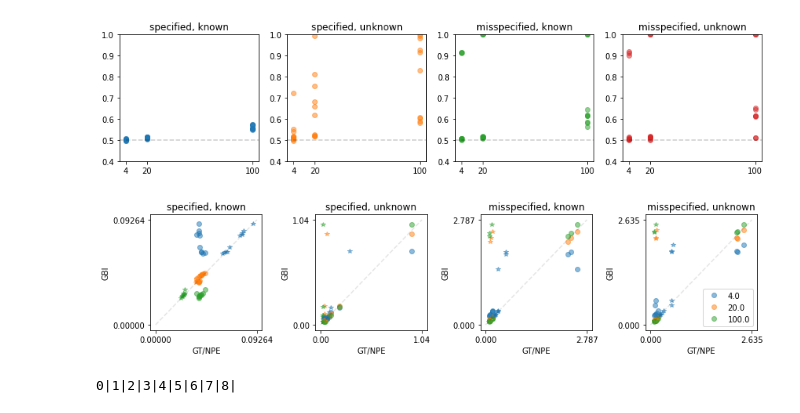
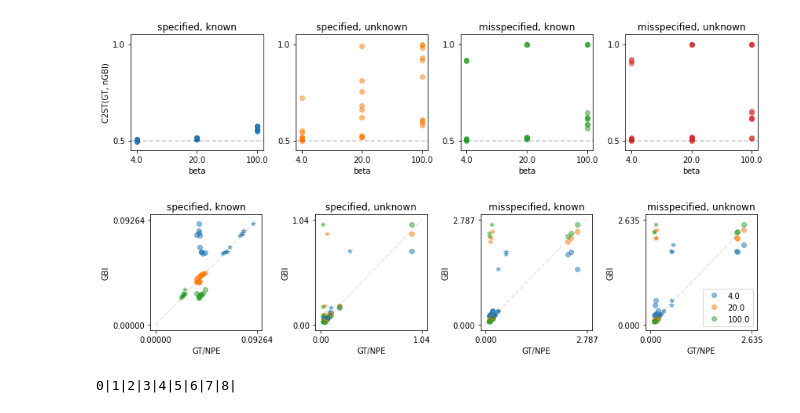
Before and after one commit to mackelab/neuralgbi, a Jupyter notebook: dev_notebook/run_comparisons.ipynb, the cells around one changed output. Cells and saved outputs as stored; diff of their text form; code cells hidden in the pictures.

```diff
--- a/dev_notebook/run_comparisons.ipynb
+++ b/dev_notebook/run_comparisons.ipynb
@@ -30,46 +30,49 @@ for i_s, specified in enumerate(['specified', 'misspecified']):
     for i_k, known in enumerate(['known', 'unknown']):
         plt.subplot(1,4,i_s*2+i_k+1)
         for xo in range(10):
-            df_cur = df_summaries[(df_summaries['xo_idx']==xo)&(df_summaries['xo_specified']==specified)&(df_summaries['xo_known']==known)]
-            plt.plot(df_cur['beta'], df_cur['c2st'], 'o', color=f"C{i_s*2+i_k}", alpha=0.5)
+            df_cur = df_summaries[(df_summaries['algorithm']=="GBI")&(df_summaries['xo_idx']==xo)&(df_summaries['xo_specified']==specified)&(df_summaries['xo_known']==known)]
+            plt.plot(range(len(df_cur['beta'])), df_cur['c2st'], 'o', color=f"C{i_s*2+i_k}", alpha=0.5)
 
-        plt.xticks(df_cur[df_cur['algorithm']=='GBI']['beta'].unique())
-        plt.ylim([0.4,1])
+        plt.xticks(ticks=range(3),labels=df_cur[df_cur['algorithm']=='GBI']['beta'].unique())
+        plt.ylim([0.45,1.05]); plt.yticks([0.5,1])
         plt.axhline(0.5, alpha=0.2, color='k', linestyle='--')
         plt.title(f"{specified}, {known}")
+        plt.xlabel('beta')
 
+plt.subplot(1,4,1)
+plt.ylabel('C2ST(GT, nGBI)')
 plt.tight_layout()
 
 plt.figure(figsize=(12,3))
 for i_s, specified in enumerate(['specified', 'misspecified']):
     for i_k, known in enumerate(['known', 'unknown']):
         plt.subplot(1,4,i_s*2+i_k+1)
         for xo in range(10):
             df_cur = df_summaries[(df_summaries['xo_idx']==xo)&(df_summaries['xo_specified']==specified)&(df_summaries['xo_known']==known)]
             for i_, i_b in enumerate([3,4,5]):
                 # GBI GT vs. GBI estimated
                 plt.plot(df_cur['dist_sample_mean'].iloc[-1], df_cur['dist_sample_mean'].iloc[i_b], 'o', color=f"C{i_}", label=betas[i_] if xo==0 else None, alpha=0.5)
                 # plt.errorbar(df_cur['dist_sample_mean'].iloc[-1], df_cur['dist_sample_mean'].iloc[i_b], xerr=df_cur['dist_sample_std'].iloc[-1], yerr=df_cur['dist_sample_std'].iloc[i_b], color=f"C{i_}", alpha=0.1)
 
                 # NPE vs. GBI estimated
                 plt.plot(df_cur['dist_sample_mean'].iloc[i_b-3], df_cur['dist_sample_mean'].iloc[i_b], '*', color=f"C{i_}", alpha=0.5)
 
         XL = [0,plt.ylim()[1]]
         plt.plot(XL, XL, 'k--', alpha=0.1)
         plt.title(f"{specified}, {known}")
         plt.xticks(XL);plt.yticks(XL);
         plt.xlabel('GT/NPE'); plt.ylabel('GBI')
         # plt.xscale('log');plt.yscale('log')
 
 plt.legend()
 plt.tight_layout()
 
 
 
 
 # df_summaries[(df_summaries['xo_idx']==xo)&(df_summaries['xo_specified']==specified)&(df_summaries['xo_known']==known)]
 # %% [output]
-[figure, old version]
+[figure, new version]
 [figure]
 # %%
 gt_dir = "../results/benchmark/ground_truths/"
```
Also changed, not shown: 3 other files.
